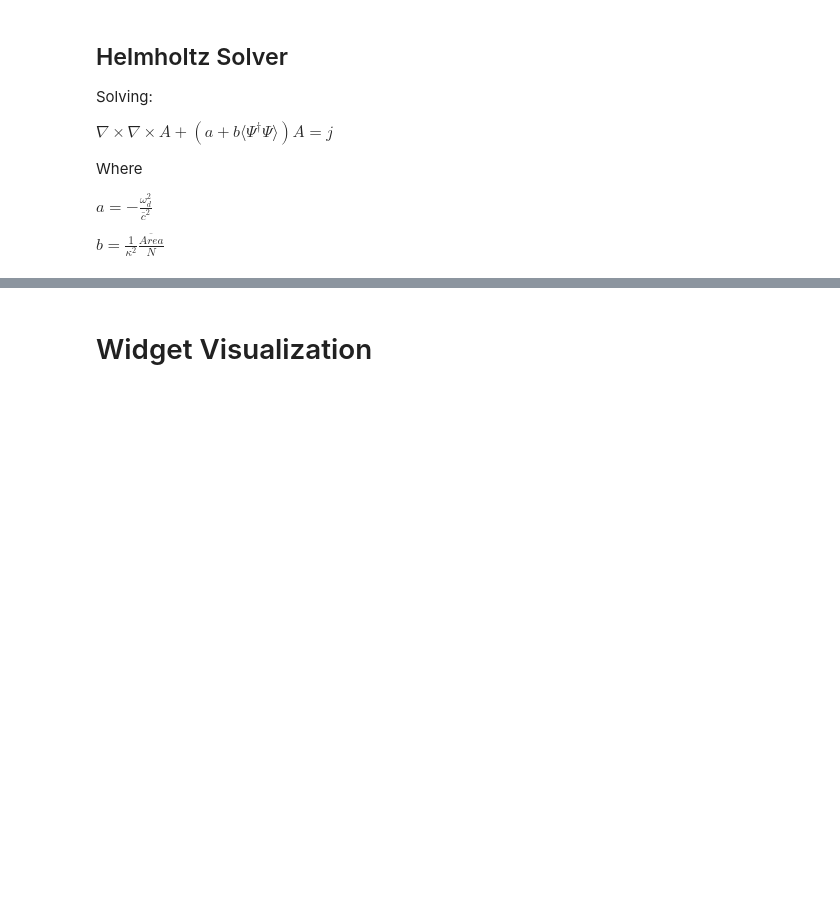
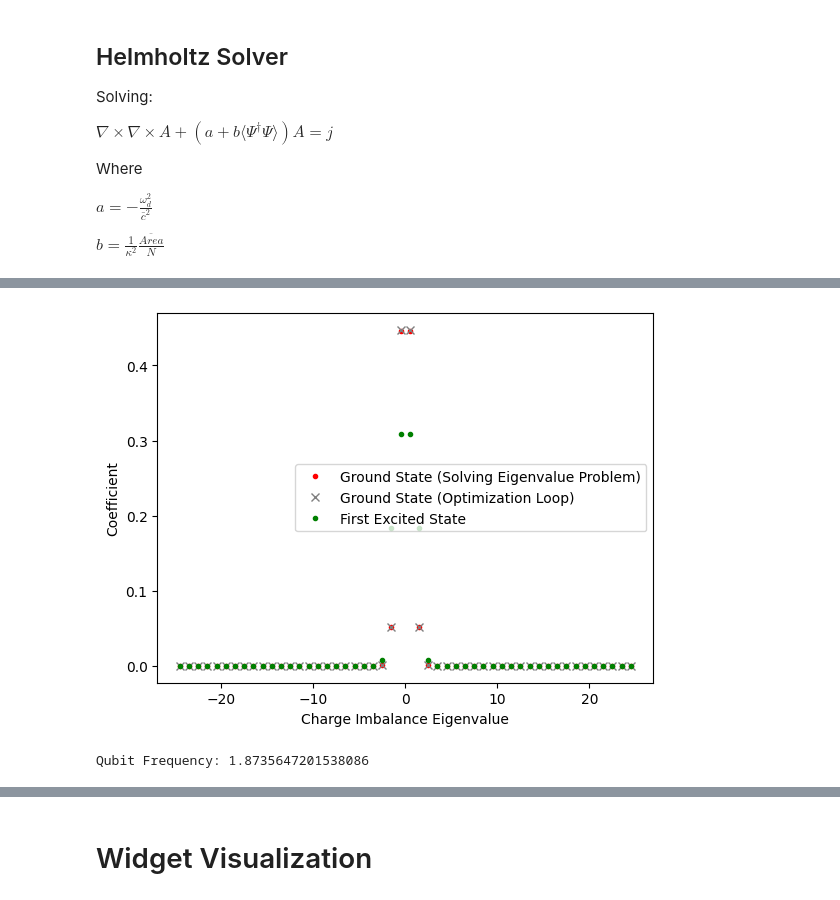
Before and after one commit to vcaipu/cqednumerics, a Jupyter notebook: RabiLondon/2DMaxwells.ipynb, the cells around one changed output, grey strips where cells are left out. Saved outputs shown, nothing was run; the diff lists cells and outputs as text; code cells hidden in the pictures; blank space fills up the shorter version.

```diff
--- a/RabiLondon/2DMaxwells.ipynb
+++ b/RabiLondon/2DMaxwells.ipynb
@@ -26,6 +25,7 @@ u_left,u_right = 1/jnp.sqrt(2)*(u_even - u_odd), 1/jnp.sqrt(2)* (u_even + u_odd)
 u_even_interior,u_odd_interior = u_even[femsystem.interior_dofs],u_odd[femsystem.interior_dofs]
 theta_at_dofs = pickled_obj["theta_at_dofs"]
 n,N,coeffs = pickled_obj["n"],pickled_obj["parameters"]["N"],pickled_obj["coeffs"]
+E_J,E_C = pickled_obj["E_J"],pickled_obj["E_C"]
 
 # Get the mesh
 mesh = femsystem.mesh
@@ -35,6 +35,7 @@ print(f"Number of degrees of freedom: {femsystem.dofs}")
 
 # Print number of elements
 print(f"Number of elements: {femsystem.elements}")
+print(len(coeffs))
 # %% [output]
 Number of degrees of freedom: 3881
 Number of elements: 1914
@@ -349,0 +434,50 @@ def right_lowering_operator(n, N):
+# %%
+# Create the Hamiltonian Operator over Truncated Basis, to find eigenvectors for first excited state
+def get_matrixel_and_qubit_freq(n,E_J,E_C,plot=False,coeffs=None):
+    # Copy these three matrix construction functions from 3DTwoModesOpt.py
+    x = (n-1)/2 - jnp.arange(n) # Charge Imbalance Eigenvalue, centered at 0
+
+    def Jz2(n):
+        j = (n-1)/2
+        diagonals = j - jnp.arange(n)
+        return jnp.diag(diagonals**2)
+
+    def off_diag(n,k):
+        ones_super, ones_sub = jnp.ones(n - k, dtype=jnp.int32),jnp.ones(n - k, dtype=jnp.int32)
+        super_diag_matrix,sub_diag_matrix= jnp.diag(ones_super, k=k),jnp.diag(ones_sub, k=-1*k)
+        result = super_diag_matrix + sub_diag_matrix
+        return result
+
+    def cos_phi(n):
+        return off_diag(n,1) / 2
+
+    hamiltonian = E_C * Jz2(n) - E_J * cos_phi(n) # No need for e_0 term, since we are only interested in eigenvectors
+
+    # Find Eigenvalues and Eigenvectors
+    eigenvalues,eigenvectors = jnp.linalg.eigh(hamiltonian)
+
+    # Plot the ground state, first eigenvector
+    ground_state_coeffs = eigenvectors[:,0] / jnp.sqrt(jnp.sum(eigenvectors[:,0]**2))
+    first_excited_coeffs = eigenvectors[:,1] / jnp.sqrt(jnp.sum(eigenvectors[:,1]**2))
+
+    if plot:
+        ground_state_coeffs_from_optimization = coeffs / jnp.sqrt(jnp.sum(coeffs**2))
+        plt.plot(x,ground_state_coeffs**2,".",color="red",label="Ground State (Solving Eigenvalue Problem)")
+        plt.plot(x,ground_state_coeffs_from_optimization**2,"x",color="grey",label="Ground State (Optimization Loop)")
+        plt.plot(x,first_excited_coeffs**2,".",color="green",label="First Excited State")
+        plt.xlabel("Charge Imbalance Eigenvalue")
+        plt.ylabel("Coefficient")
+        plt.legend()
+        plt.show()
+
+    # Get the frequency of the qubit
+    sorted_eigenvalues = jnp.sort(eigenvalues)
+    omega_q = sorted_eigenvalues[1] - sorted_eigenvalues[0]
+
+    return jnp.sum(first_excited_coeffs * ground_state_coeffs * x), omega_q, first_excited_coeffs, ground_state_coeffs # x is the charge imbalance eigenvalue
+
+mat_el,E_q,first_excited_coeffs,ground_state_coeffs = get_matrixel_and_qubit_freq(n,E_J,E_C,plot=True,coeffs=coeffs)
+print(f"Qubit Frequency: {E_q}")
+# %% [output]
+[figure, added]
+Qubit Frequency: 1.8735647201538086
```
Also changed, not shown: parts of 10 cells of this notebook.
